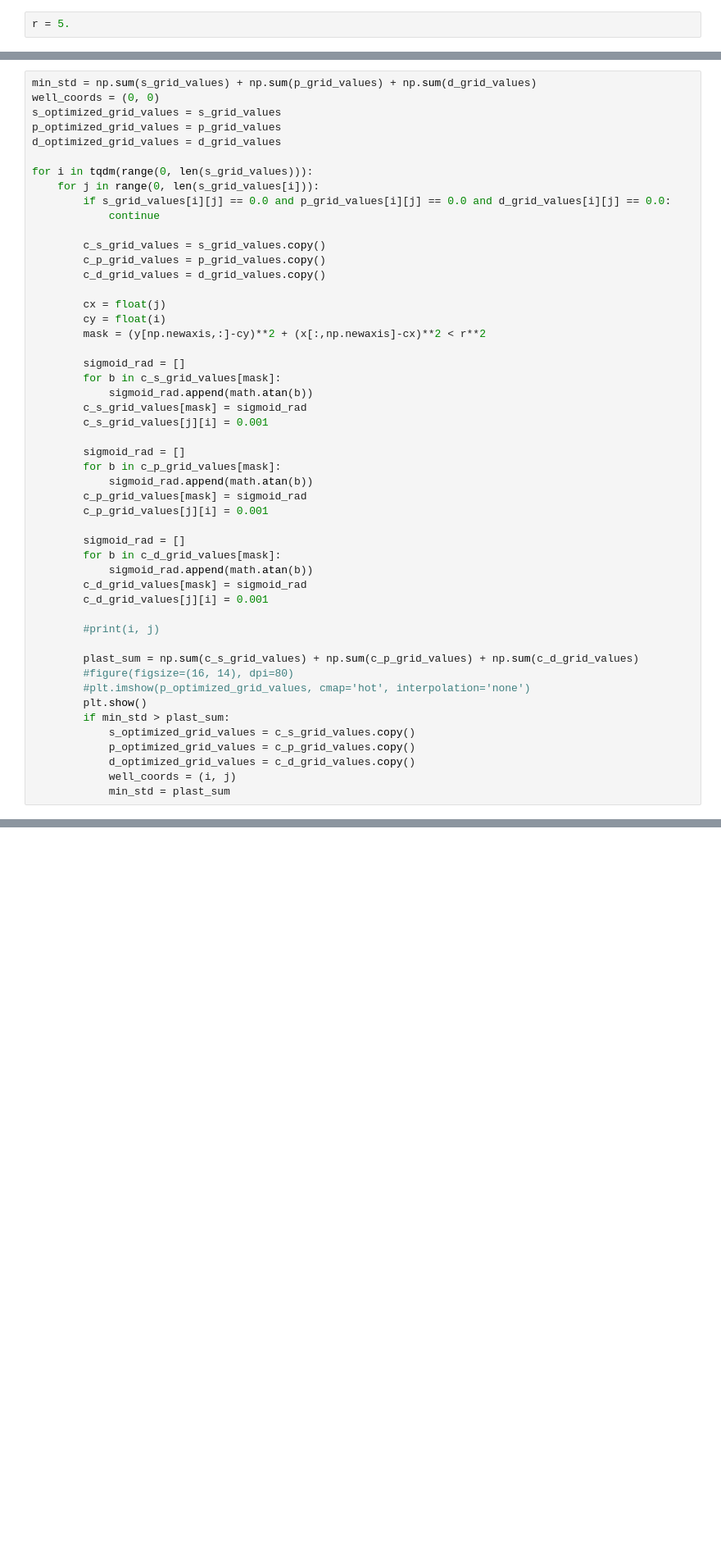
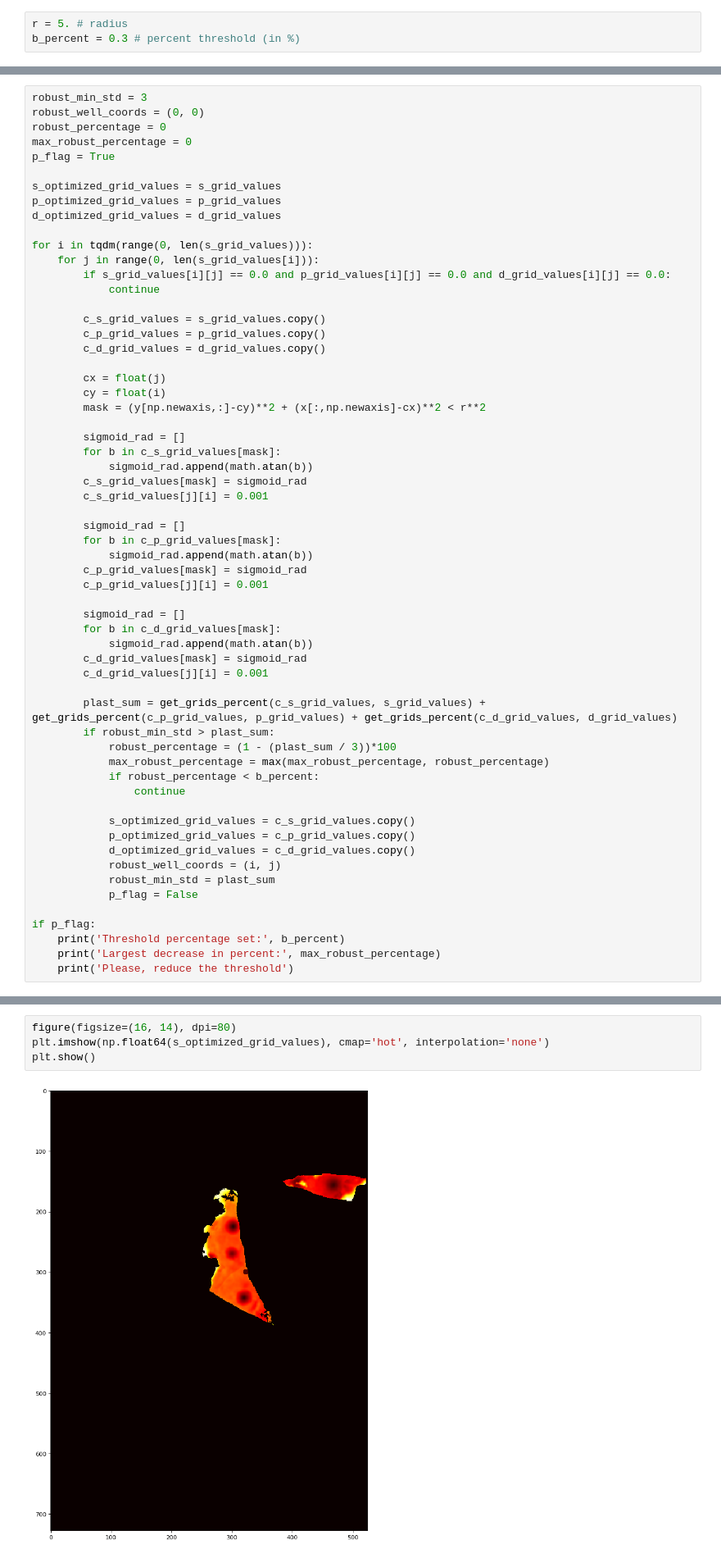
Before and after one commit to DressedAsGoblin/Drunked_Driller, a Jupyter notebook: grid_interpolation.ipynb, the cells around one changed output, grey strips where cells are left out. Shown: that part at 82% size. Saved outputs shown, nothing was run; the diff lists cells and outputs as text; blank space fills up the shorter version.

Commit message:
added nelder-mead algorithm, added threshold support, small refactoring

```diff
--- a/grid_interpolation.ipynb
+++ b/grid_interpolation.ipynb
@@ -88,2 +87,3 @@ np.mean(d_grid_values)
 # %%
-r = 5.
+r = 5. # radius
+b_percent = 0.3 # percent threshold (in %)
@@ -91,8 +93,12 @@ r = 5.
 x = np.arange(0, numX)
 y = np.arange(0, numY)
 # %%
-min_std = np.sum(s_grid_values) + np.sum(p_grid_values) + np.sum(d_grid_values)
-well_coords = (0, 0)
+robust_min_std = 3
+robust_well_coords = (0, 0)
+robust_percentage = 0
+max_robust_percentage = 0
+p_flag = True
+
 s_optimized_grid_values = s_grid_values
 p_optimized_grid_values = p_grid_values
 d_optimized_grid_values = d_grid_values
@@ -128,15 +134,21 @@ for i in tqdm(range(0, len(s_grid_values))):
         c_d_grid_values[mask] = sigmoid_rad
         c_d_grid_values[j][i] = 0.001
 
-        #print(i, j)
+        plast_sum = get_grids_percent(c_s_grid_values, s_grid_values) + get_grids_percent(c_p_grid_values, p_grid_values) + get_grids_percent(c_d_grid_values, d_grid_values)
+        if robust_min_std > plast_sum:
+            robust_percentage = (1 - (plast_sum / 3))*100
+            max_robust_percentage = max(max_robust_percentage, robust_percentage)
+            if robust_percentage < b_percent:
+                continue
 
-        plast_sum = np.sum(c_s_grid_values) + np.sum(c_p_grid_values) + np.sum(c_d_grid_values)
-        #figure(figsize=(16, 14), dpi=80)
-        #plt.imshow(p_optimized_grid_values, cmap='hot', interpolation='none')
-        plt.show()
-        if min_std > plast_sum:
             s_optimized_grid_values = c_s_grid_values.copy()
             p_optimized_grid_values = c_p_grid_values.copy()
             d_optimized_grid_values = c_d_grid_values.copy()
-            well_coords = (i, j)
-            min_std = plast_sum
+            robust_well_coords = (i, j)
+            robust_min_std = plast_sum
+            p_flag = False
+
+if p_flag:
+    print('Threshold percentage set:', b_percent)
+    print('Largest decrease in percent:', max_robust_percentage)
+    print('Please, reduce the threshold')
@@ -142,0 +187,6 @@ for i in tqdm(range(0, len(s_grid_values))):
+# %%
+figure(figsize=(16, 14), dpi=80)
+plt.imshow(np.float64(s_optimized_grid_values), cmap='hot', interpolation='none')
+plt.show()
+# %% [output]
+[figure, added]
```
Also changed, not shown: parts of 31 cells of this notebook.
